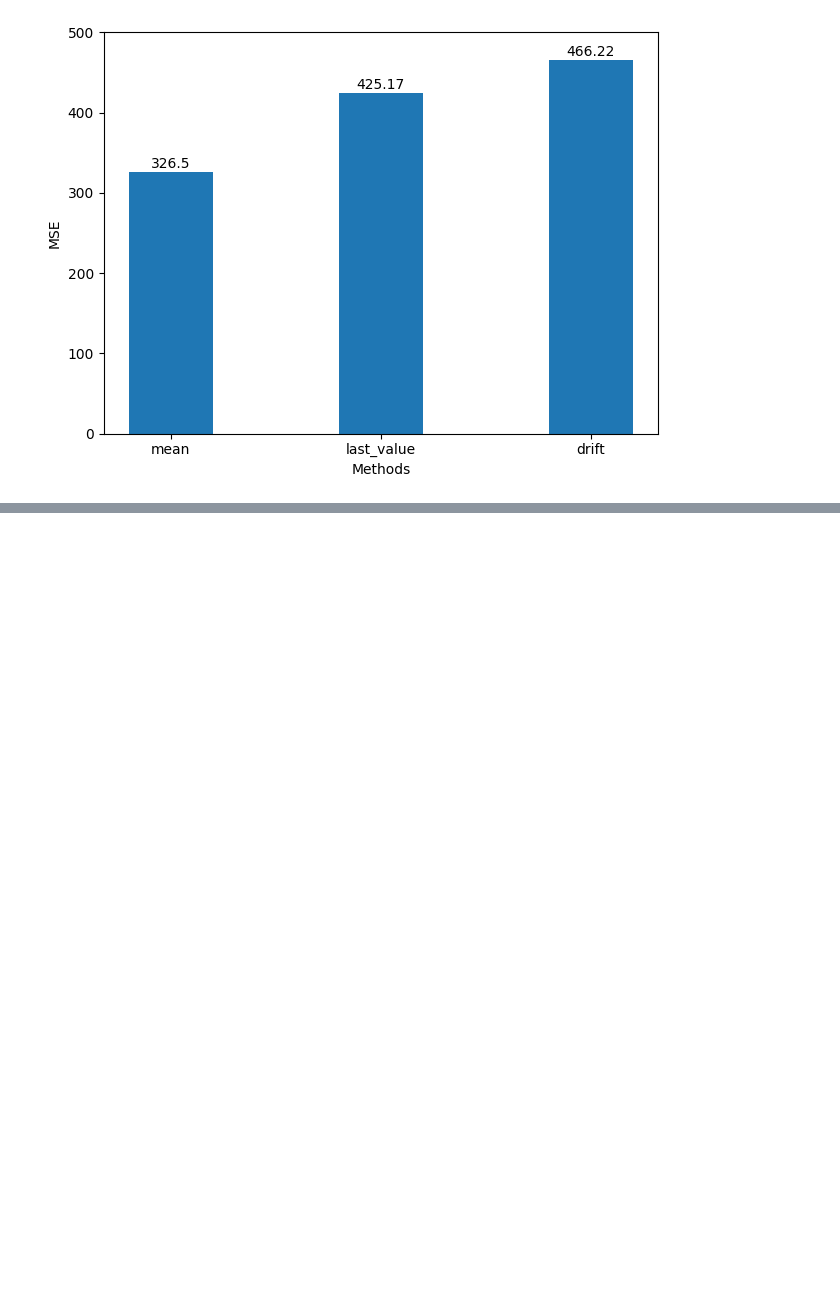
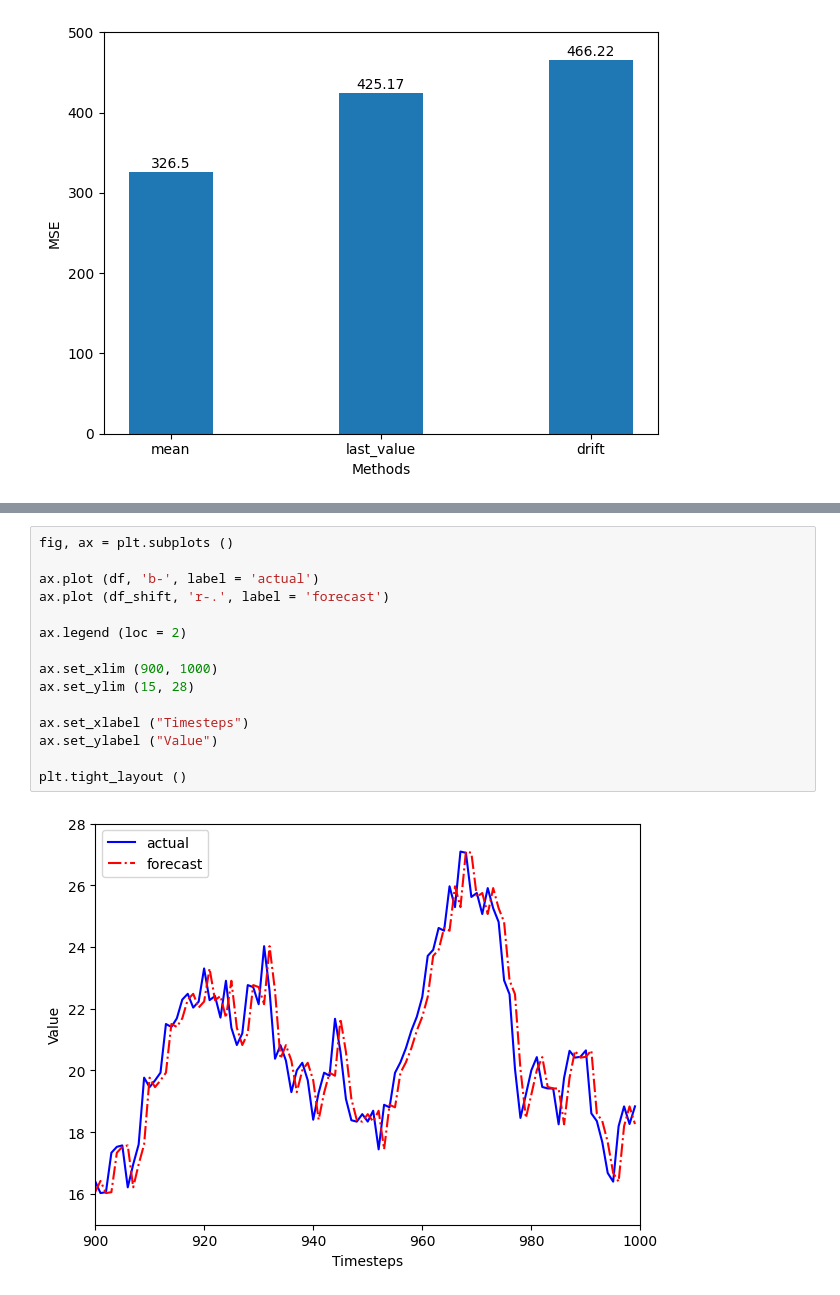
Before and after one commit to AleksandrMorozov123/Time-series-theory, a Jupyter notebook: time-series-theory.ipynb, the cells around one changed output, grey strips where cells are left out. Saved outputs shown, nothing was run; the diff lists cells and outputs as text; blank space fills up the shorter version.

```diff
--- a/time-series-theory.ipynb
+++ b/time-series-theory.ipynb
@@ -508,0 +541,17 @@ plt.tight_layout ()
+# %%
+fig, ax = plt.subplots ()
+
+ax.plot (df, 'b-', label = 'actual')
+ax.plot (df_shift, 'r-.', label = 'forecast')
+
+ax.legend (loc = 2)
+
+ax.set_xlim (900, 1000)
+ax.set_ylim (15, 28)
+
+ax.set_xlabel ("Timesteps")
+ax.set_ylabel ("Value")
+
+plt.tight_layout ()
+# %% [output]
+[figure, added]
```
Also changed, not shown: parts of 6 cells of this notebook.
